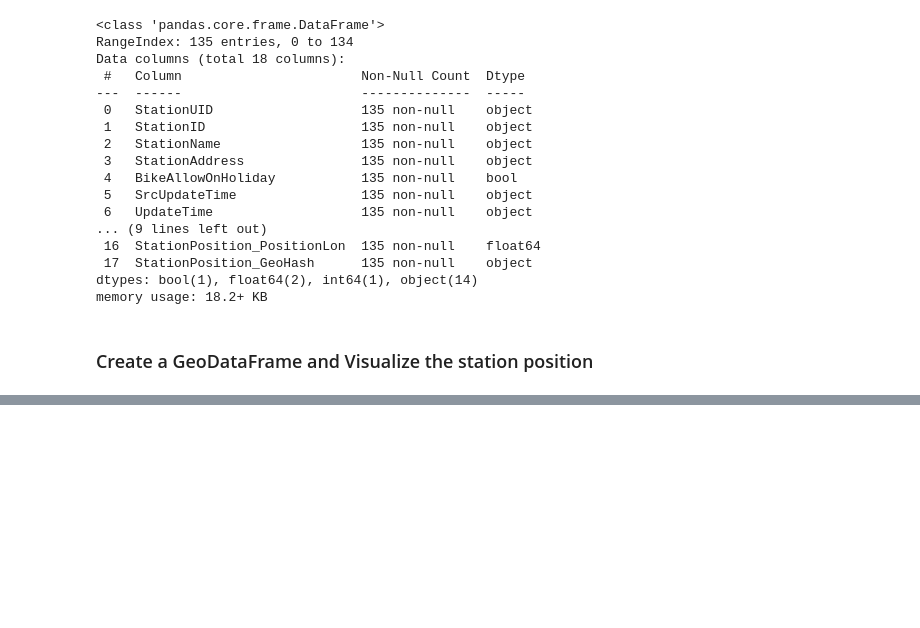
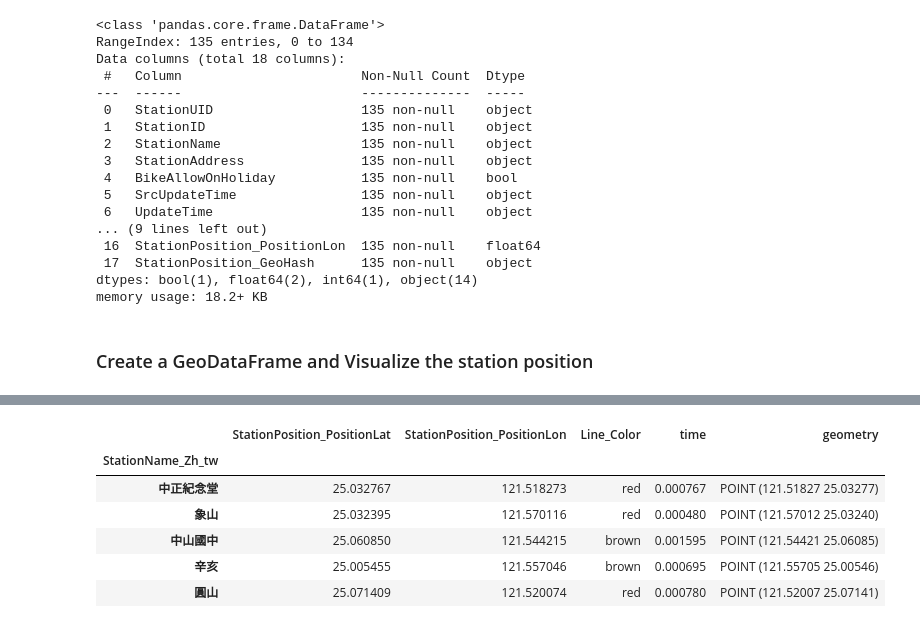
Before and after one commit to candicehwliu/taipei-mrt-map, a Jupyter notebook: Final Project-MRT station.ipynb, the cells around one changed output, grey strips where cells are left out. Saved outputs shown, nothing was run; the diff lists cells and outputs as text; code cells hidden in the pictures; blank space fills up the shorter version.

```diff
--- a/Final Project-MRT station.ipynb
+++ b/Final Project-MRT station.ipynb
@@ -213,3 +230,13 @@ station_df[station_df['StationName_Zh_tw']=='板橋']
+# %%
+geo_df.head()
+# %% [output]
+|  | StationPosition_PositionLat | StationPosition_PositionLon | Line_Color | time | geometry |
+| StationName_Zh_tw |  |  |  |  |  |
+| 中正紀念堂 | 25.032767 | 121.518273 | red | 0.000767 | POINT (121.51827 25.03277) |
+| 象山 | 25.032395 | 121.570116 | red | 0.000480 | POINT (121.57012 25.03240) |
+| 中山國中 | 25.060850 | 121.544215 | brown | 0.001595 | POINT (121.54421 25.06085) |
+| 辛亥 | 25.005455 | 121.557046 | brown | 0.000695 | POINT (121.55705 25.00546) |
+| 圓山 | 25.071409 | 121.520074 | red | 0.000780 | POINT (121.52007 25.07141) |
 # %%
 ax = taipei_base_map.plot(color='white', edgecolor='black', figsize=(10,10))
 
```
Also changed, not shown: parts of 12 cells of this notebook, 1 other file.
